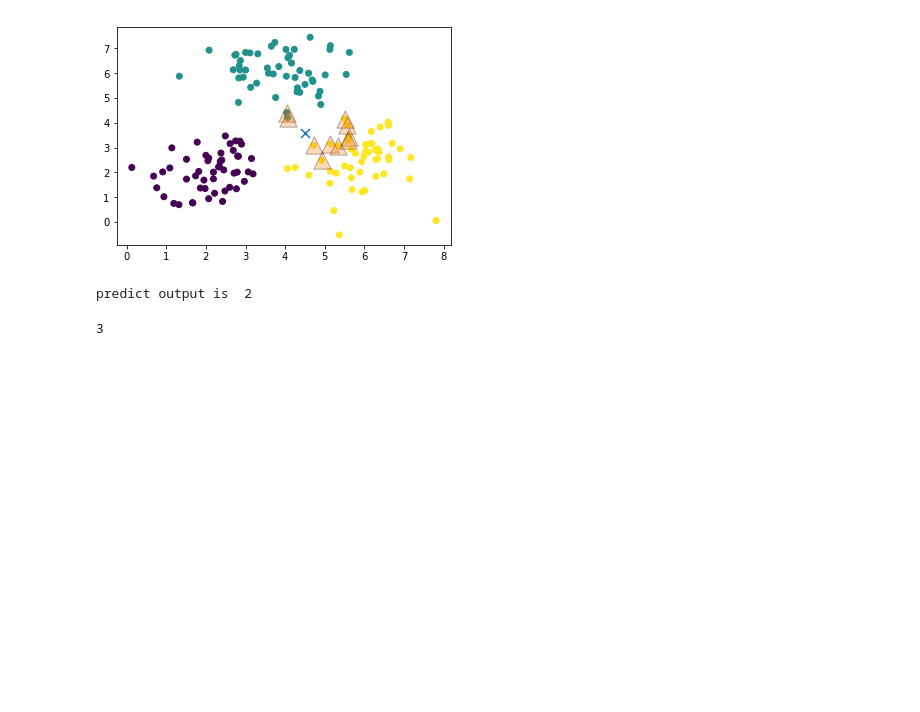
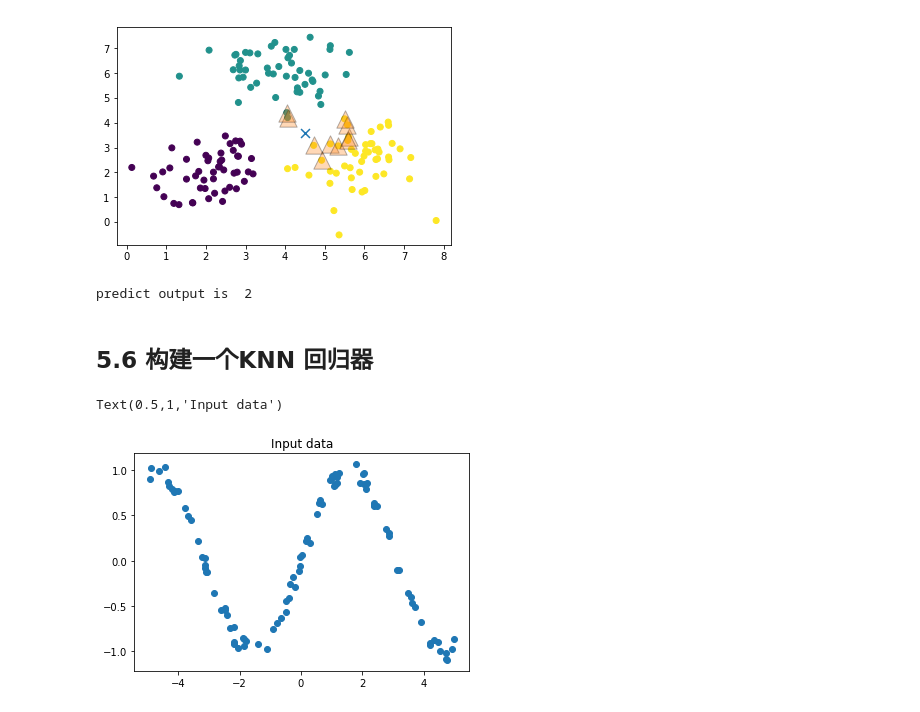
Before and after one commit to Alexzsh/dlpaper-code, a Jupyter notebook: mlcode/python 机器学习经典实例/Chapter05/第五章 构建推荐引擎.ipynb, the cells around one changed output. Drawn from its saved outputs; the diff is of its cells as text; code cells hidden in the pictures; blank space fills up the shorter version.

```diff
--- a/mlcode/python 机器学习经典实例/Chapter05/第五章 构建推荐引擎.ipynb
+++ b/mlcode/python 机器学习经典实例/Chapter05/第五章 构建推荐引擎.ipynb
@@ -142,7 +142,17 @@ plt.scatter(X[indices[0],0],X[indices[0],1],s=300,alpha=0.3,edgecolors='k',marke
 print('predict output is ',classifier.predict(test_point)[0])
 # %% [output]
 predict output is  2
-# %%
-classifier.n_neighbors
-# %% [output]
-3
+# %% [markdown]
+## 5.6 构建一个KNN 回归器
+# %%
+amplitude=10
+num_points=100
+X=amplitude*(np.random.rand(num_points,1)-0.5)
+y=np.sin(X).ravel()
+y+=0.2*(0.5-np.random.rand(y.size))
+
+plt.scatter(X,y)
+plt.title('Input data')
+# %% [output]
+Text(0.5,1,'Input data')
+[figure, added]
```
Also changed, not shown: parts of 9 cells of this notebook, 1 other file.
